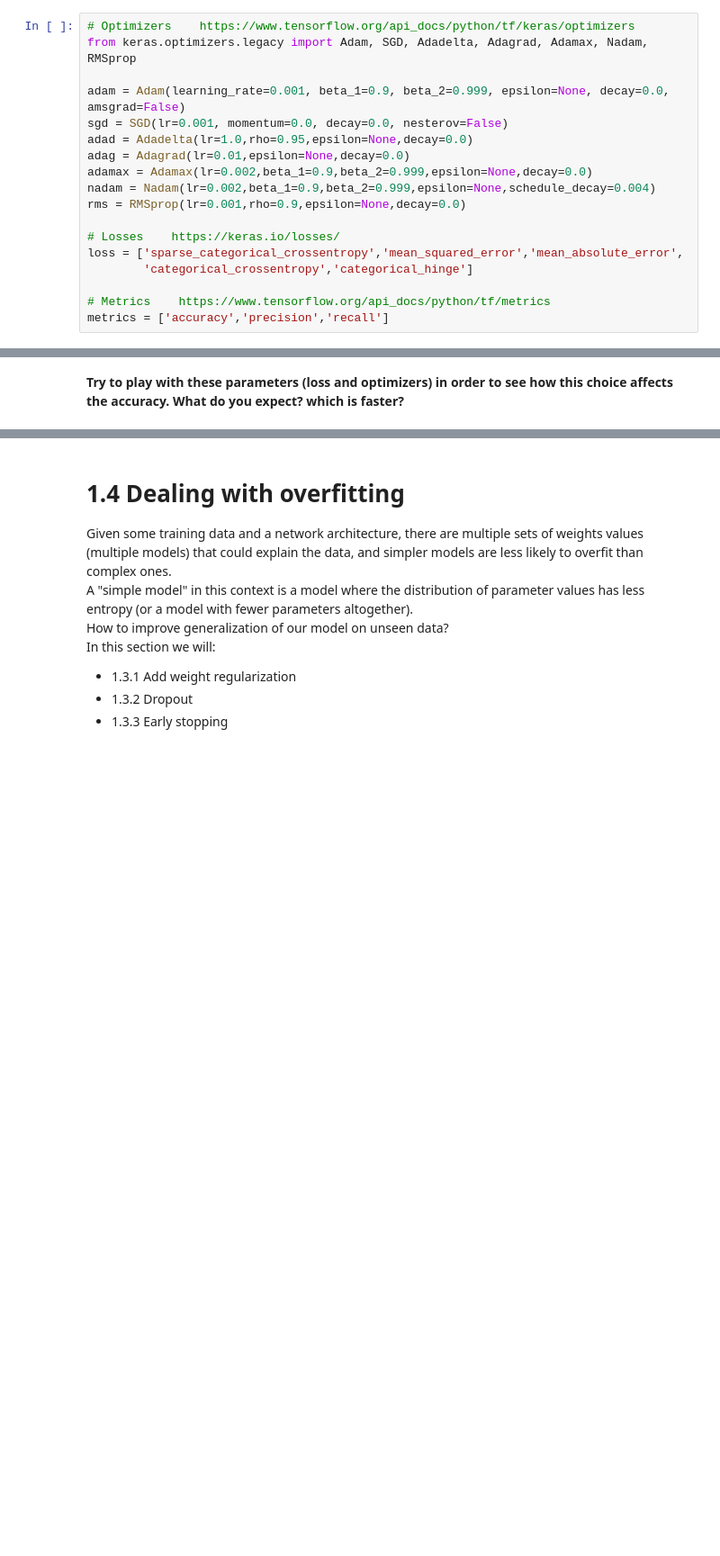
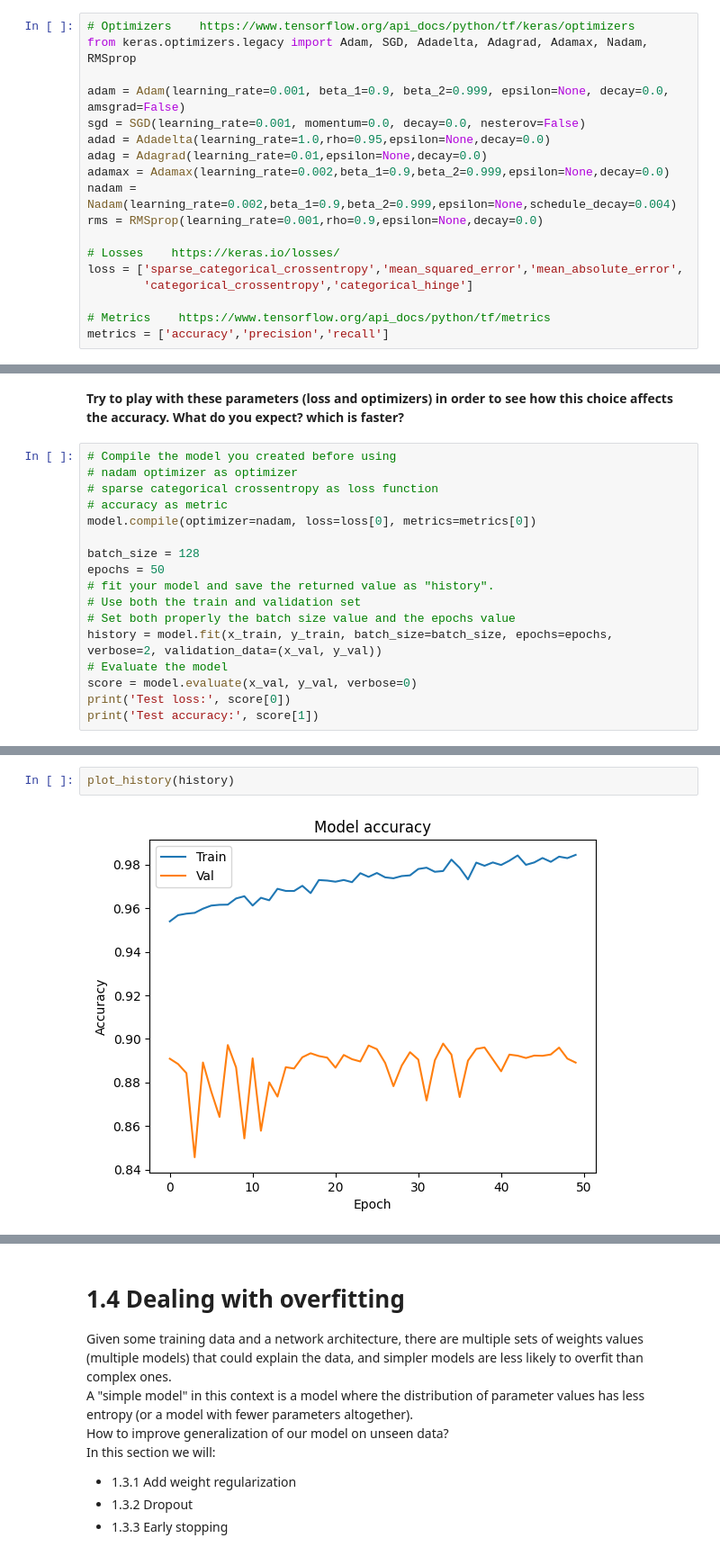
Before and after one commit to dragoa/MachineLearning, a Jupyter notebook: DL/MLP_DNN.ipynb, the cells around one changed output, grey strips where cells are left out. Shown at 90% size. Saved outputs shown, nothing was run; the diff lists cells and outputs as text; blank space fills up the shorter version.

```diff
--- a/DL/MLP_DNN.ipynb
+++ b/DL/MLP_DNN.ipynb
@@ -191,12 +191,12 @@ The gif below give an idea on how different Optimizers work.<br>
 from keras.optimizers.legacy import Adam, SGD, Adadelta, Adagrad, Adamax, Nadam, RMSprop
 
 adam = Adam(learning_rate=0.001, beta_1=0.9, beta_2=0.999, epsilon=None, decay=0.0, amsgrad=False)
-sgd = SGD(lr=0.001, momentum=0.0, decay=0.0, nesterov=False)
-adad = Adadelta(lr=1.0,rho=0.95,epsilon=None,decay=0.0)
-adag = Adagrad(lr=0.01,epsilon=None,decay=0.0)
-adamax = Adamax(lr=0.002,beta_1=0.9,beta_2=0.999,epsilon=None,decay=0.0)
-nadam = Nadam(lr=0.002,beta_1=0.9,beta_2=0.999,epsilon=None,schedule_decay=0.004)
-rms = RMSprop(lr=0.001,rho=0.9,epsilon=None,decay=0.0)
+sgd = SGD(learning_rate=0.001, momentum=0.0, decay=0.0, nesterov=False)
+adad = Adadelta(learning_rate=1.0,rho=0.95,epsilon=None,decay=0.0)
+adag = Adagrad(learning_rate=0.01,epsilon=None,decay=0.0)
+adamax = Adamax(learning_rate=0.002,beta_1=0.9,beta_2=0.999,epsilon=None,decay=0.0)
+nadam = Nadam(learning_rate=0.002,beta_1=0.9,beta_2=0.999,epsilon=None,schedule_decay=0.004)
+rms = RMSprop(learning_rate=0.001,rho=0.9,epsilon=None,decay=0.0)
 
 # Losses    https://keras.io/losses/
 loss = ['sparse_categorical_crossentropy','mean_squared_error','mean_absolute_error',
@@ -284,2 +284,19 @@ Train: 0.975, Test: 0.888
 # %% [markdown]
 **Try to play with these parameters (loss and optimizers) in order to see how this choice affects the accuracy. What do you expect? which is faster?**
+# %%
+# Compile the model you created before using
+# nadam optimizer as optimizer
+# sparse categorical crossentropy as loss function
+# accuracy as metric
+model.compile(optimizer=nadam, loss=loss[0], metrics=metrics[0])
+
+batch_size = 128
+epochs = 50
+# fit your model and save the returned value as "history".
+# Use both the train and validation set
+# Set both properly the batch size value and the epochs value
+history = model.fit(x_train, y_train, batch_size=batch_size, epochs=epochs, verbose=2, validation_data=(x_val, y_val))
+# Evaluate the model
+score = model.evaluate(x_val, y_val, verbose=0)
+print('Test loss:', score[0])
+print('Test accuracy:', score[1])
@@ -285,0 +321,4 @@ Train: 0.975, Test: 0.888
+# %%
+plot_history(history)
+# %% [output]
+[figure, added]
```
Also changed, not shown: parts of 11 cells of this notebook.
